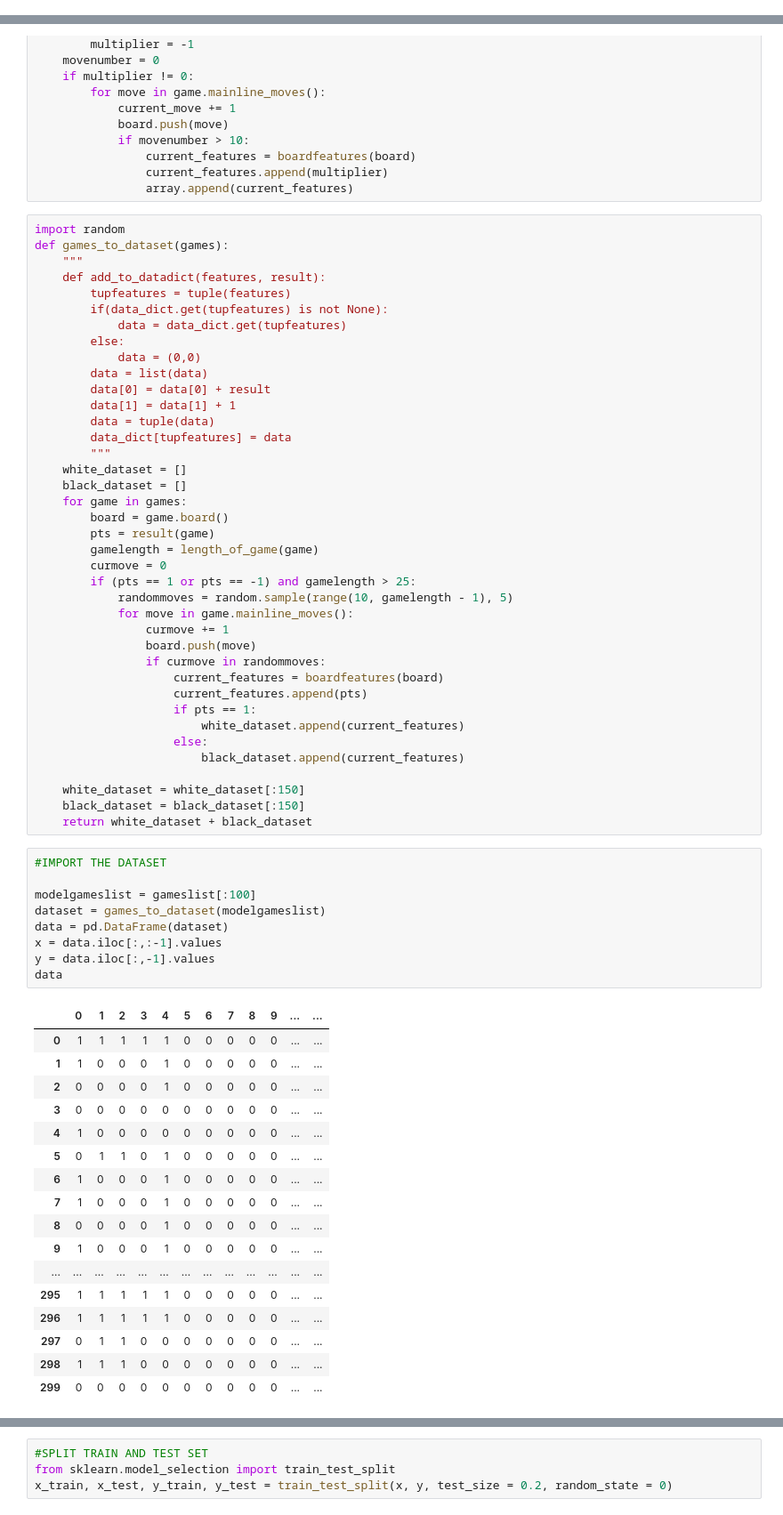
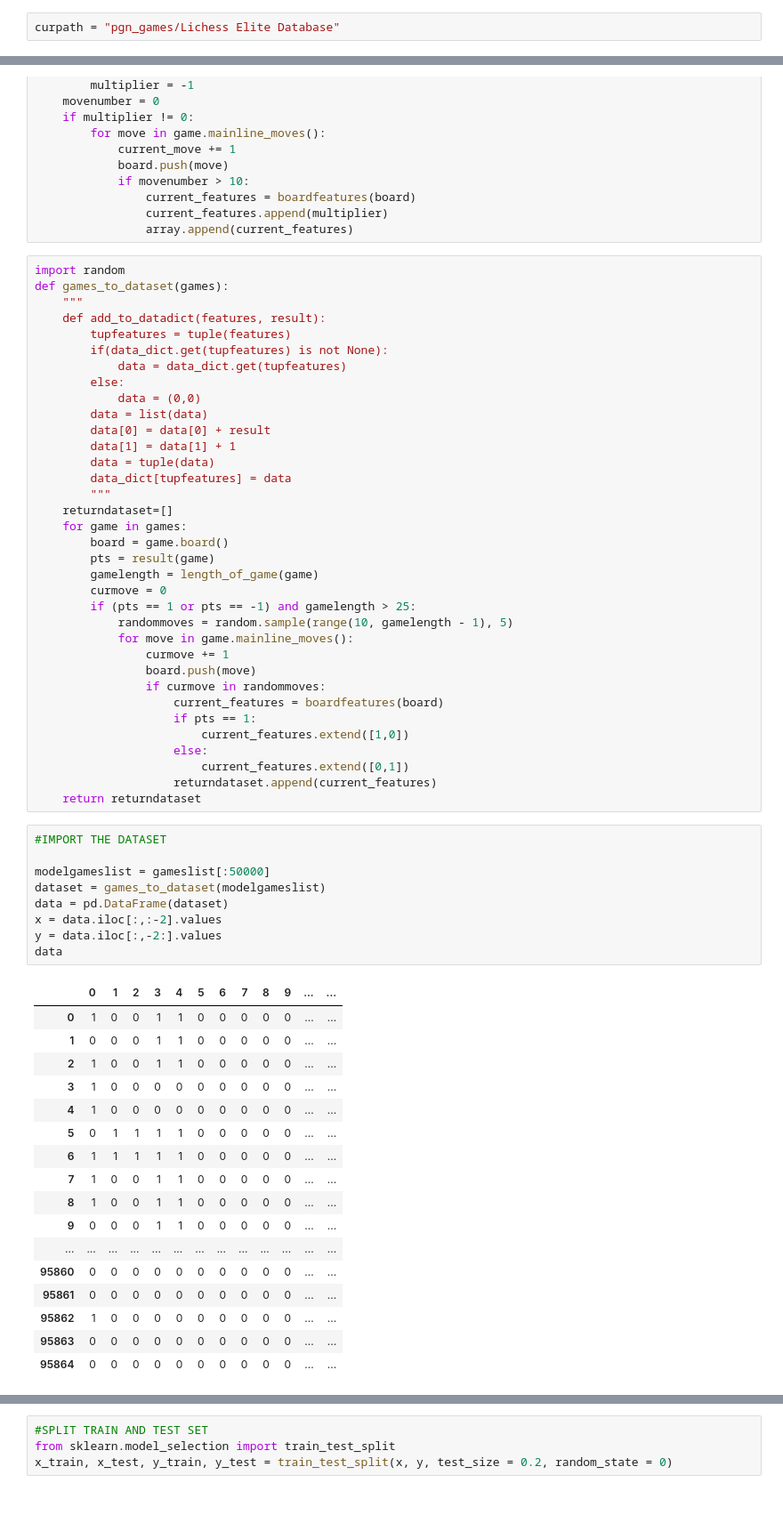
Before and after one commit to andrewzhang2001/Chess-Bot, a Jupyter notebook: ChessBot.ipynb, the cells around one changed output, grey strips where cells are left out. Shown at 89% size. Drawn from its saved outputs; the diff is of its cells as text.

```diff
--- a/ChessBot.ipynb
+++ b/ChessBot.ipynb
@@ -34,3 +32,5 @@ curpath = "lichessdb"
+# %%
+curpath = "pgn_games/Lichess Elite Database"
 # %%
 files = files_in(curpath)
 # %%
@@ -221,8 +224,7 @@ def games_to_dataset(games):
         data = tuple(data)
         data_dict[tupfeatures] = data
         """
-    white_dataset = []
-    black_dataset = []
+    returndataset=[]
     for game in games:
         board = game.board()
         pts = result(game)
@@ -235,39 +237,36 @@ def games_to_dataset(games):
                 board.push(move)
                 if curmove in randommoves:
                     current_features = boardfeatures(board)
-                    current_features.append(pts)
                     if pts == 1:
-                        white_dataset.append(current_features)
+                        current_features.extend([1,0])
                     else:
-                        black_dataset.append(current_features)
-
-    white_dataset = white_dataset[:150]
-    black_dataset = black_dataset[:150]
-    return white_dataset + black_dataset
+                        current_features.extend([0,1])
+                    returndataset.append(current_features)
+    return returndataset
 # %%
 #IMPORT THE DATASET
 
-modelgameslist = gameslist[:100]
+modelgameslist = gameslist[:50000]
 dataset = games_to_dataset(modelgameslist)
 data = pd.DataFrame(dataset)
-x = data.iloc[:,:-1].values
-y = data.iloc[:,-1].values
+x = data.iloc[:,:-2].values
+y = data.iloc[:,-2:].values
 data
 # %% [output]
 |  | 0 | 1 | 2 | 3 | 4 | 5 | 6 | 7 | 8 | 9 | ... | ... |
-| 0 | 1 | 1 | 1 | 1 | 1 | 0 | 0 | 0 | 0 | 0 | ... | ... |
-| 1 | 1 | 0 | 0 | 0 | 1 | 0 | 0 | 0 | 0 | 0 | ... | ... |
-| 2 | 0 | 0 | 0 | 0 | 1 | 0 | 0 | 0 | 0 | 0 | ... | ... |
-| 3 | 0 | 0 | 0 | 0 | 0 | 0 | 0 | 0 | 0 | 0 | ... | ... |
+| 0 | 1 | 0 | 0 | 1 | 1 | 0 | 0 | 0 | 0 | 0 | ... | ... |
+| 1 | 0 | 0 | 0 | 1 | 1 | 0 | 0 | 0 | 0 | 0 | ... | ... |
+| 2 | 1 | 0 | 0 | 1 | 1 | 0 | 0 | 0 | 0 | 0 | ... | ... |
+| 3 | 1 | 0 | 0 | 0 | 0 | 0 | 0 | 0 | 0 | 0 | ... | ... |
 | 4 | 1 | 0 | 0 | 0 | 0 | 0 | 0 | 0 | 0 | 0 | ... | ... |
-| 5 | 0 | 1 | 1 | 0 | 1 | 0 | 0 | 0 | 0 | 0 | ... | ... |
-| 6 | 1 | 0 | 0 | 0 | 1 | 0 | 0 | 0 | 0 | 0 | ... | ... |
-| 7 | 1 | 0 | 0 | 0 | 1 | 0 | 0 | 0 | 0 | 0 | ... | ... |
-| 8 | 0 | 0 | 0 | 0 | 1 | 0 | 0 | 0 | 0 | 0 | ... | ... |
-| 9 | 1 | 0 | 0 | 0 | 1 | 0 | 0 | 0 | 0 | 0 | ... | ... |
+| 5 | 0 | 1 | 1 | 1 | 1 | 0 | 0 | 0 | 0 | 0 | ... | ... |
+| 6 | 1 | 1 | 1 | 1 | 1 | 0 | 0 | 0 | 0 | 0 | ... | ... |
+| 7 | 1 | 0 | 0 | 1 | 1 | 0 | 0 | 0 | 0 | 0 | ... | ... |
+| 8 | 1 | 0 | 0 | 1 | 1 | 0 | 0 | 0 | 0 | 0 | ... | ... |
+| 9 | 0 | 0 | 0 | 1 | 1 | 0 | 0 | 0 | 0 | 0 | ... | ... |
 | ... | ... | ... | ... | ... | ... | ... | ... | ... | ... | ... | ... | ... |
-| 295 | 1 | 1 | 1 | 1 | 1 | 0 | 0 | 0 | 0 | 0 | ... | ... |
-| 296 | 1 | 1 | 1 | 1 | 1 | 0 | 0 | 0 | 0 | 0 | ... | ... |
-| 297 | 0 | 1 | 1 | 0 | 0 | 0 | 0 | 0 | 0 | 0 | ... | ... |
-| 298 | 1 | 1 | 1 | 0 | 0 | 0 | 0 | 0 | 0 | 0 | ... | ... |
-| 299 | 0 | 0 | 0 | 0 | 0 | 0 | 0 | 0 | 0 | 0 | ... | ... |
+| 95860 | 0 | 0 | 0 | 0 | 0 | 0 | 0 | 0 | 0 | 0 | ... | ... |
+| 95861 | 0 | 0 | 0 | 0 | 0 | 0 | 0 | 0 | 0 | 0 | ... | ... |
+| 95862 | 1 | 0 | 0 | 0 | 0 | 0 | 0 | 0 | 0 | 0 | ... | ... |
+| 95863 | 0 | 0 | 0 | 0 | 0 | 0 | 0 | 0 | 0 | 0 | ... | ... |
+| 95864 | 0 | 0 | 0 | 0 | 0 | 0 | 0 | 0 | 0 | 0 | ... | ... |
```
Also changed, not shown: parts of 8 cells of this notebook.
